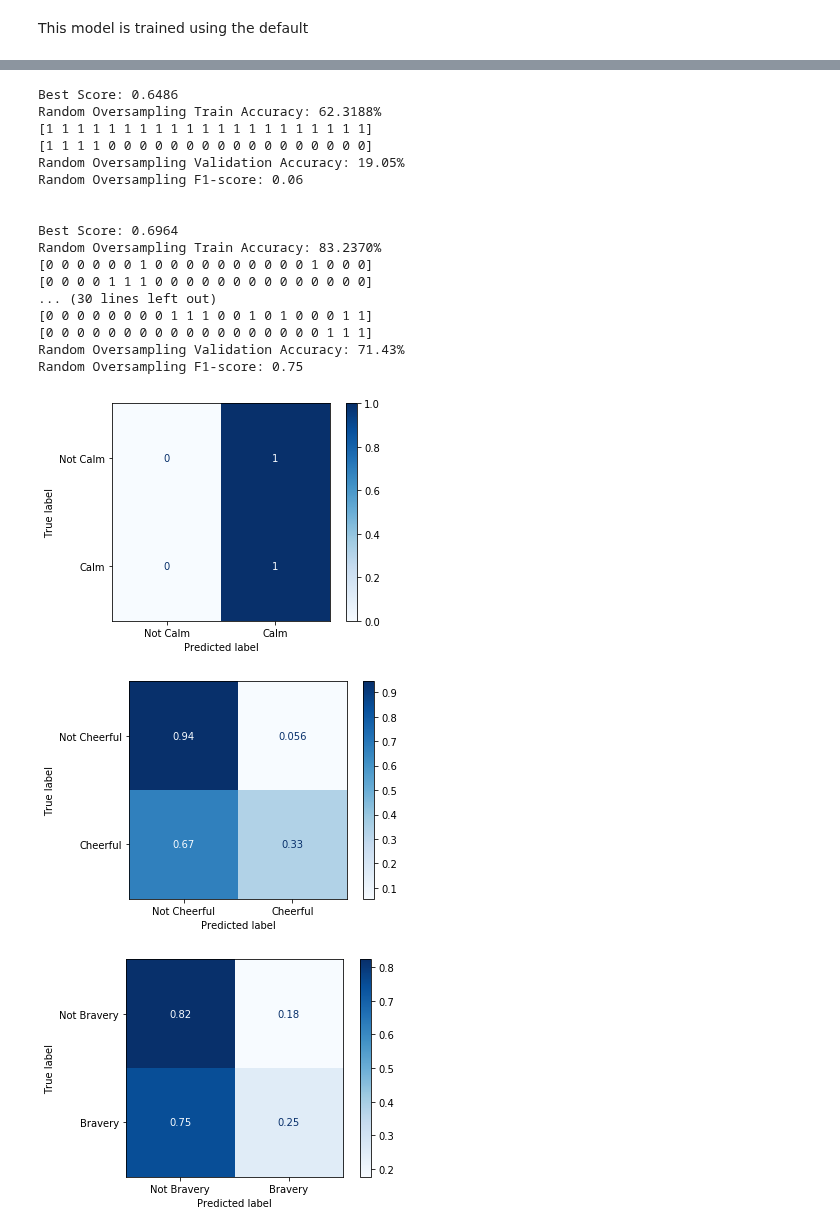
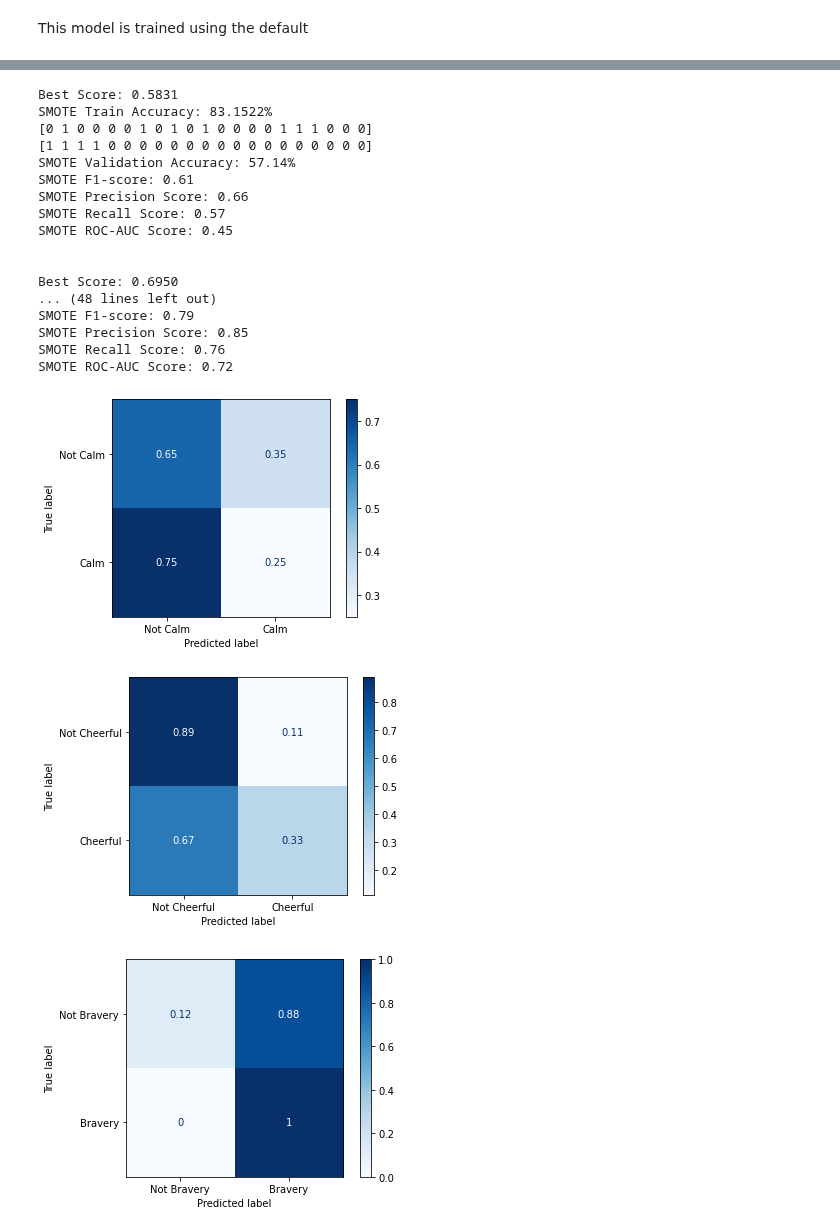
Before and after one commit to gracielnunciob/XLB48, a Jupyter notebook: Notebooks/Training/OVR Decision Tree Classifier Hyperparameter Search.ipynb, the cells around one changed output, grey strips where cells are left out. Saved outputs shown, nothing was run; the diff lists cells and outputs as text; code cells hidden in the pictures.

```diff
--- a/Notebooks/Training/OVR Decision Tree Classifier Hyperparameter Search.ipynb
+++ b/Notebooks/Training/OVR Decision Tree Classifier Hyperparameter Search.ipynb
@@ -403,31 +369,31 @@ F1 SCORE:  0.2608695652173913
 # %%
 smote_rules = []
 for i in range(0,6):
     if(i > 0):
         print()
         print()
     smote_rules = extract_ruleset(
         smote_rules,x_smotes[i],ovr_y_smote[i],x_val,ovr_val[i],rscv,features,\
-        themes,"Random Oversampling",itr_count=i
+        themes,"SMOTE",itr_count=i
     )
 # %% [output]
-Best Score: 0.6486
-Random Oversampling Train Accuracy: 62.3188%
-[1 1 1 1 1 1 1 1 1 1 1 1 1 1 1 1 1 1 1 1 1]
+Best Score: 0.5831
+SMOTE Train Accuracy: 83.1522%
+[0 1 0 0 0 0 1 0 1 0 1 0 0 0 0 1 1 1 0 0 0]
 [1 1 1 1 0 0 0 0 0 0 0 0 0 0 0 0 0 0 0 0 0]
-Random Oversampling Validation Accuracy: 19.05%
-Random Oversampling F1-score: 0.06
+SMOTE Validation Accuracy: 57.14%
+SMOTE F1-score: 0.61
+SMOTE Precision Score: 0.66
+SMOTE Recall Score: 0.57
+SMOTE ROC-AUC Score: 0.45
 
 
-Best Score: 0.6964
-Random Oversampling Train Accuracy: 83.2370%
-[0 0 0 0 0 0 1 0 0 0 0 0 0 0 0 0 0 1 0 0 0]
-[0 0 0 0 1 1 1 0 0 0 0 0 0 0 0 0 0 0 0 0 0]
-... (30 lines left out)
-[0 0 0 0 0 0 0 0 1 1 1 0 0 1 0 1 0 0 0 1 1]
-[0 0 0 0 0 0 0 0 0 0 0 0 0 0 0 0 0 0 1 1 1]
-Random Oversampling Validation Accuracy: 71.43%
-Random Oversampling F1-score: 0.75
+Best Score: 0.6950
+... (48 lines left out)
+SMOTE F1-score: 0.79
+SMOTE Precision Score: 0.85
+SMOTE Recall Score: 0.76
+SMOTE ROC-AUC Score: 0.72
-[figure, old version]
+[figure, new version]
-[figure, old version]
+[figure, new version]
-[figure, old version]
+[figure, new version]
```
Also changed, not shown: parts of 9 cells of this notebook, 1 other file.
